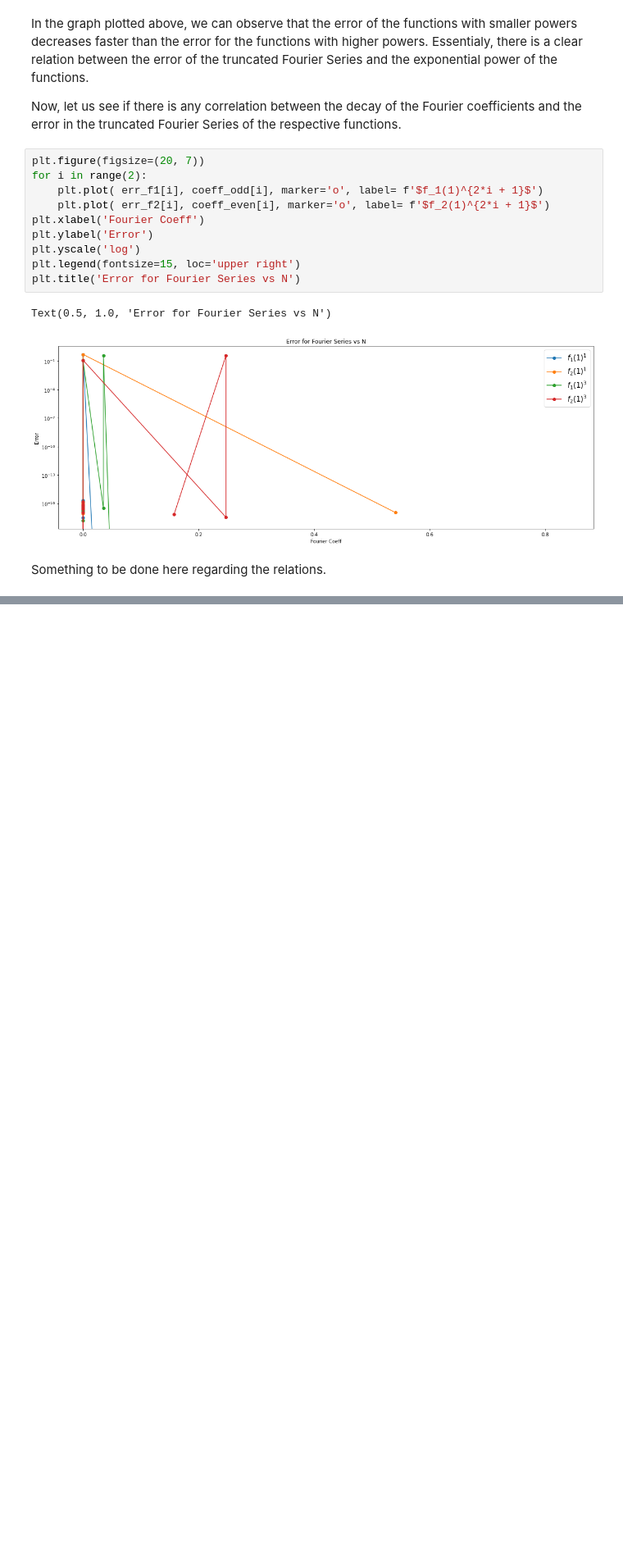
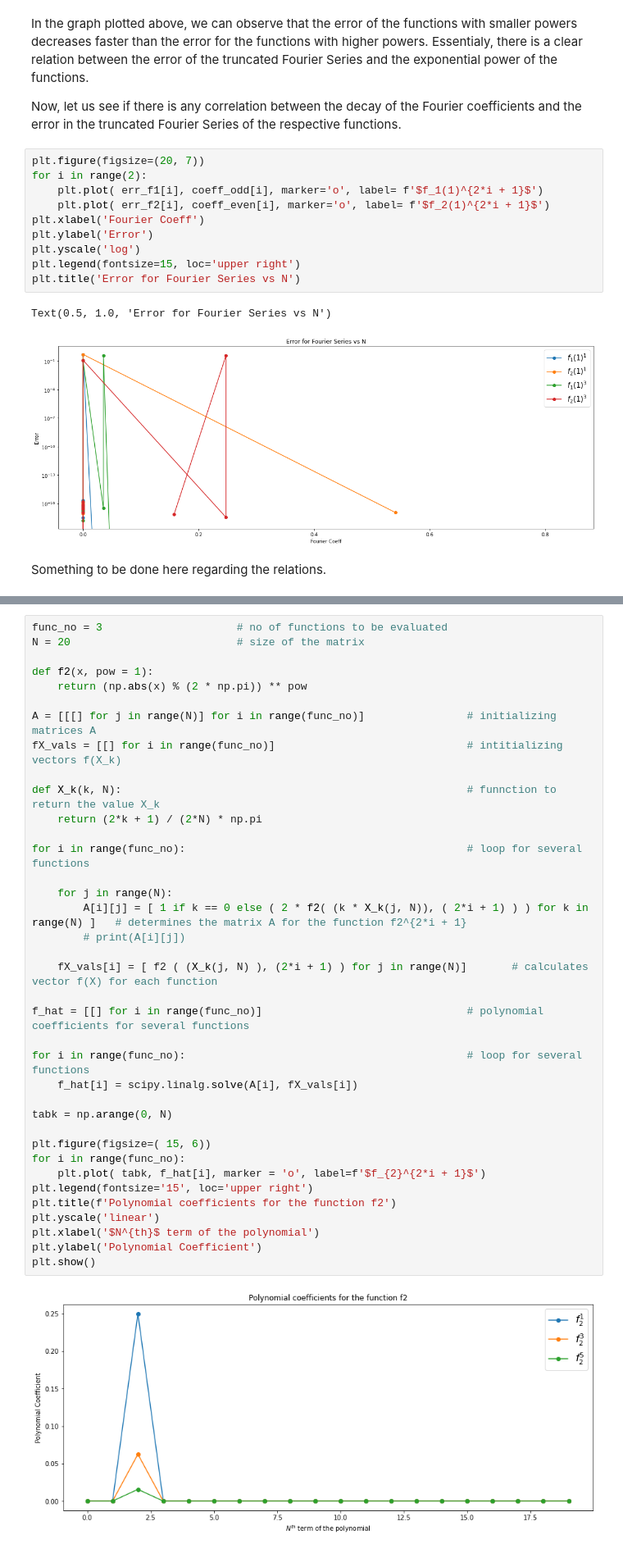
Before and after one commit to vrushank-agrawal/MAA106, a Jupyter notebook: MAA106 - project.ipynb, the cells around one changed output, grey strips where cells are left out. Shown: that part at 82% size. Cells and saved outputs as stored; diff of their text form; blank space fills up the shorter version.

```diff
--- a/MAA106 - project.ipynb
+++ b/MAA106 - project.ipynb
@@ -222,0 +232,39 @@ $$
+# %%
+func_no = 3                     # no of functions to be evaluated
+N = 20                          # size of the matrix
+
+def f2(x, pow = 1):
+    return (np.abs(x) % (2 * np.pi)) ** pow
+
+A = [[[] for j in range(N)] for i in range(func_no)]                # initializing matrices A
+fX_vals = [[] for i in range(func_no)]                              # intitializing vectors f(X_k)
+
+def X_k(k, N):                                                      # funnction to return the value X_k
+    return (2*k + 1) / (2*N) * np.pi
+
+for i in range(func_no):                                            # loop for several functions
+
+    for j in range(N):
+        A[i][j] = [ 1 if k == 0 else ( 2 * f2( (k * X_k(j, N)), ( 2*i + 1) ) ) for k in range(N) ]   # determines the matrix A for the function f2^{2*i + 1}
+        # print(A[i][j])
+
+    fX_vals[i] = [ f2 ( (X_k(j, N) ), (2*i + 1) ) for j in range(N)]       # calculates vector f(X) for each function
+
+f_hat = [[] for i in range(func_no)]                                # polynomial coefficients for several functions
+
+for i in range(func_no):                                            # loop for several functions
+    f_hat[i] = scipy.linalg.solve(A[i], fX_vals[i])
+
+tabk = np.arange(0, N)
+
+plt.figure(figsize=( 15, 6))
+for i in range(func_no):
+    plt.plot( tabk, f_hat[i], marker = 'o', label=f'$f_{2}^{2*i + 1}$')
+plt.legend(fontsize='15', loc='upper right')
+plt.title(f'Polynomial coefficients for the function f2')
+plt.yscale('linear')
+plt.xlabel('$N^{th}$ term of the polynomial')
+plt.ylabel('Polynomial Coefficient')
+plt.show()
+# %% [output]
+[figure, added]
```
Also changed, not shown: parts of 8 cells of this notebook.
